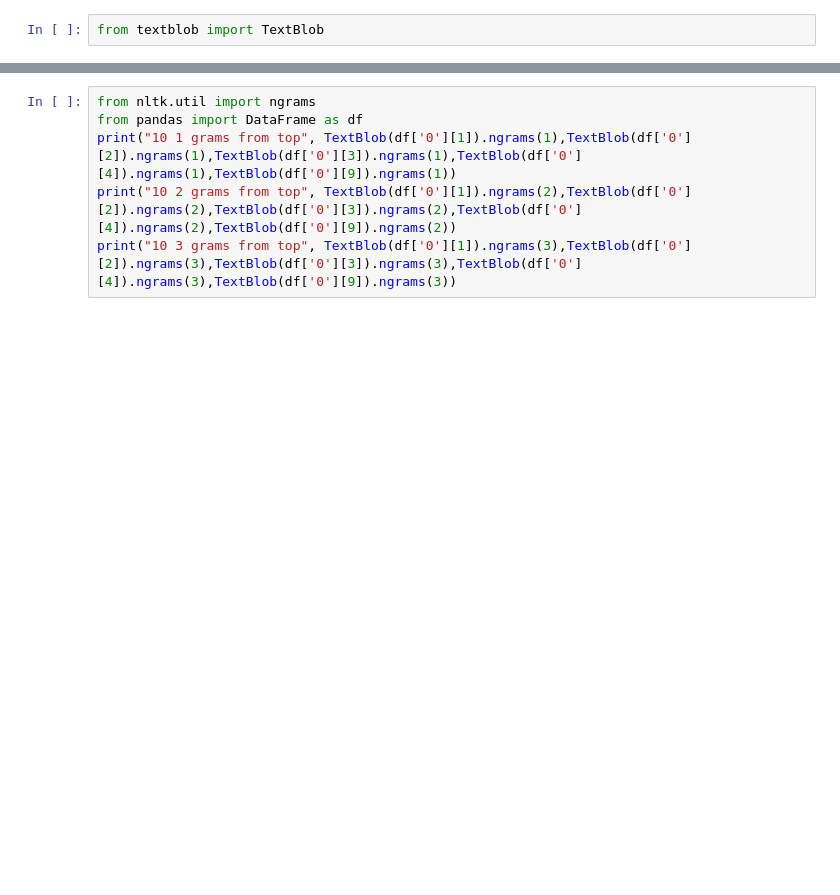
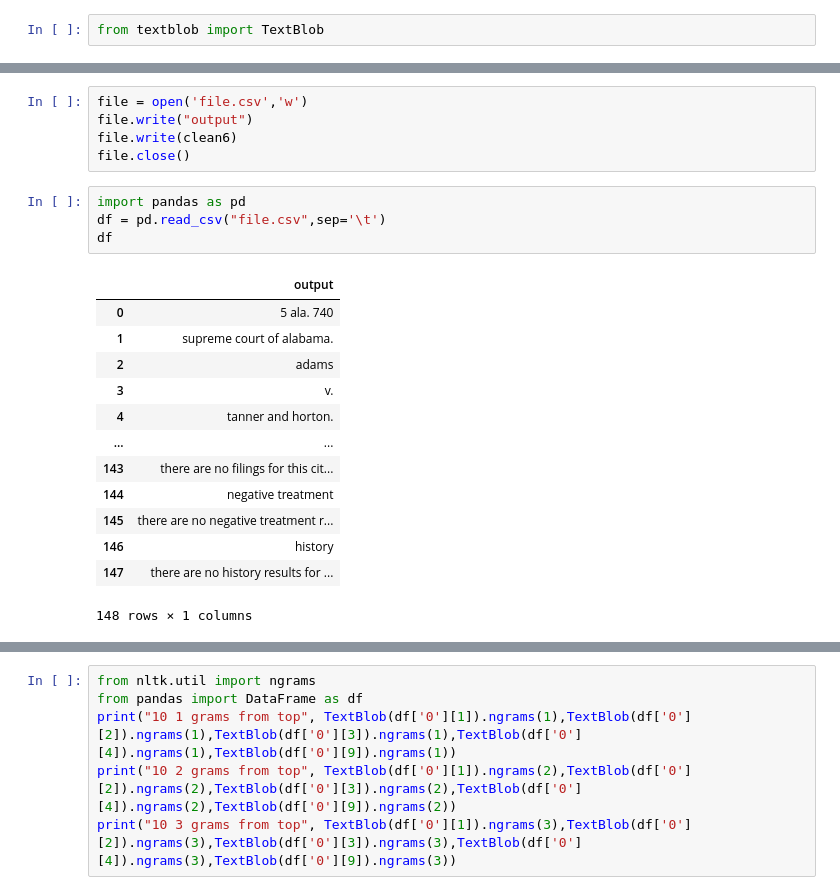
Before and after one commit to AkshathaKamath97/Akshathakamath, a Jupyter notebook: Copy_of_In_class_exercise_04.ipynb, the cells around one changed output, grey strips where cells are left out. Cells and saved outputs as stored; diff of their text form; blank space fills up the shorter version.

```diff
--- a/Copy_of_In_class_exercise_04.ipynb
+++ b/Copy_of_In_class_exercise_04.ipynb
@@ -297,0 +347,23 @@ html
+# %%
+file = open('file.csv','w')
+file.write("output")
+file.write(clean6)
+file.close()
+# %%
+import pandas as pd
+df = pd.read_csv("file.csv",sep='\t')
+df
+# %% [output]
+|  | output |
+| 0 | 5 ala. 740 |
+| 1 | supreme court of alabama. |
+| 2 | adams |
+| 3 | v. |
+| 4 | tanner and horton. |
+| ... | ... |
+| 143 | there are no filings for this cit... |
+| 144 | negative treatment |
+| 145 | there are no negative treatment r... |
+| 146 | history |
+| 147 | there are no history results for ... |
+148 rows × 1 columns
```
Also changed, not shown: parts of 25 cells of this notebook.
